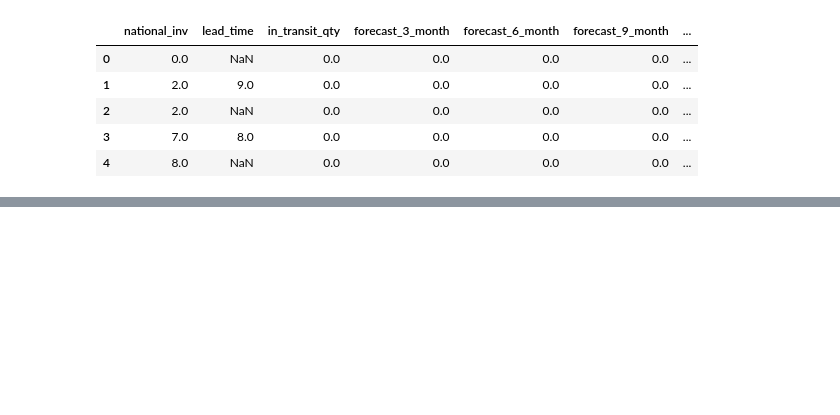
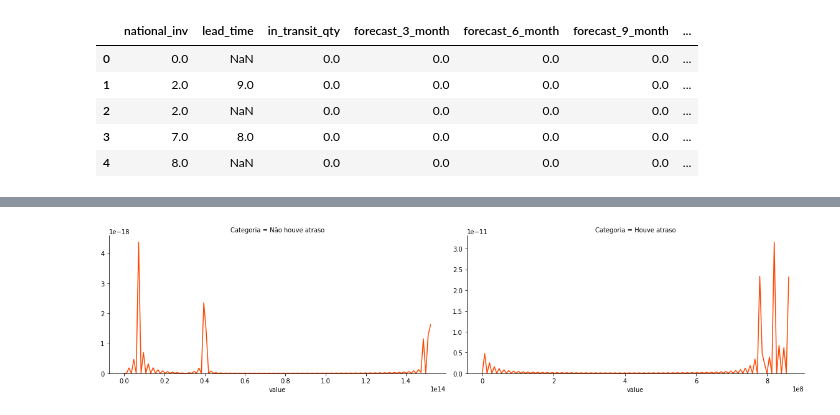
Before and after one commit to barbosarafael/Projetos, a Jupyter notebook: iNeuron_Back_order_prediction_Notebook/final_ineuron_BackOrderPrediction.ipynb, the cells around one changed output, grey strips where cells are left out. Saved outputs shown, nothing was run; the diff lists cells and outputs as text; code cells hidden in the pictures; blank space fills up the shorter version.

```diff
--- a/iNeuron_Back_order_prediction_Notebook/final_ineuron_BackOrderPrediction.ipynb
+++ b/iNeuron_Back_order_prediction_Notebook/final_ineuron_BackOrderPrediction.ipynb
@@ -139,0 +190,4 @@ banco.head()
+# %%
+banco = banco[: -1]
+
+banco.tail()
@@ -139,0 +212,2 @@ banco.head()
+# %%
+banco["lead_time"] = banco["lead_time"].fillna(999)
@@ -139,0 +233,6 @@ banco.head()
+# %%
+columns_yesno = ["potential_issue", "deck_risk", "oe_constraint", "ppap_risk", "stop_auto_buy", "rev_stop", "went_on_backorder"]
+
+banco[columns_yesno] = banco[columns_yesno].replace({"No" : 0, "Yes": 1})
+
+banco.head()
@@ -139,0 +268,5 @@ banco.head()
+# %%
+banco["national_inv_poly2"] = banco["national_inv"] ** 2
+
+
+banco["national_inv_poly2"].describe().apply(lambda x: "%.2f" % x)
@@ -139,0 +283,12 @@ banco.head()
+# %%
+x = banco[banco["went_on_backorder"] == 0]["national_inv_poly2"]
+y = banco[banco["went_on_backorder"] == 1]["national_inv_poly2"]
+
+df = pd.concat([x, y], axis = 1)
+df.columns = ["Não houve atraso", 'Houve atraso']
+df = pd.melt(df, var_name = "Categoria")
+
+g = sns.FacetGrid(df, col = "Categoria", col_wrap = 2, sharex = False, sharey = False, height=4, aspect=2)
+g = g.map(sns.distplot, "value", color = "orangered", hist = False)
+# %% [output]
+[figure, added]
```
Also changed, not shown: parts of 12 cells of this notebook.
